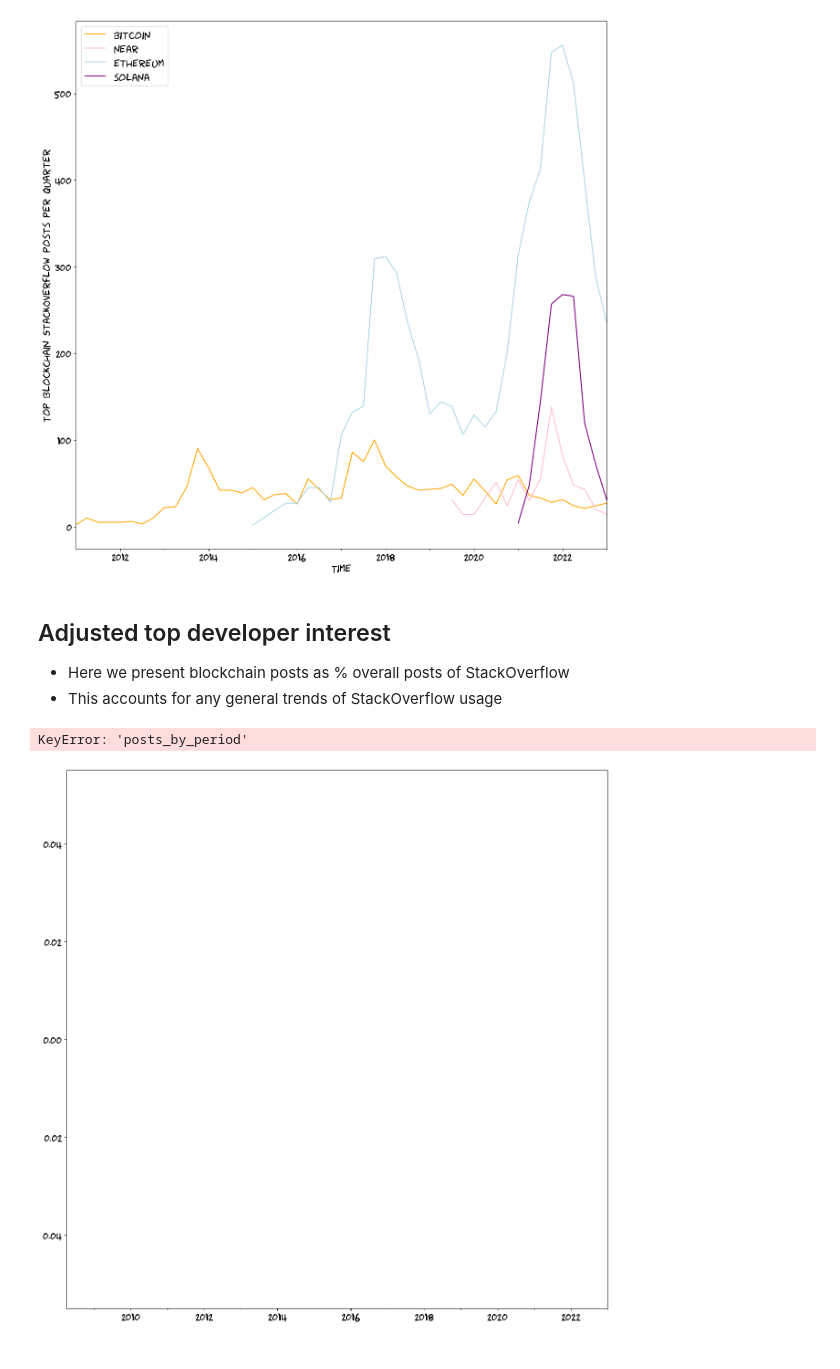
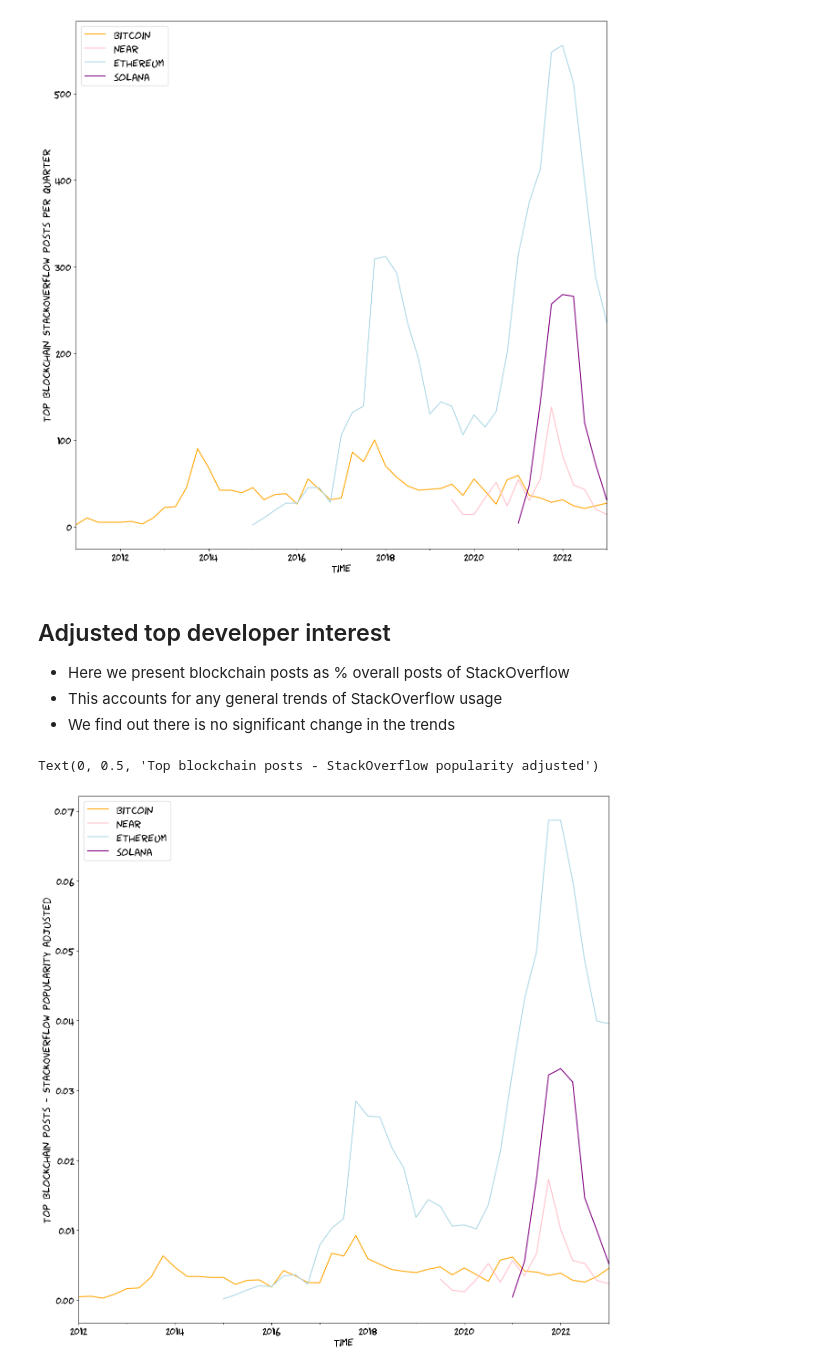
Before and after one commit to tradingstrategy-ai/blockchain-stackoverflow, a Jupyter notebook: research.ipynb, the cells around one changed output. Drawn from its saved outputs; the diff is of its cells as text; code cells hidden in the pictures.

Commit message:
Add more charts

```diff
--- a/research.ipynb
+++ b/research.ipynb
@@ -71,23 +71,24 @@ Text(0, 0.5, 'Top blockchain StackOverflow posts per quarter')
 
 - Here we present blockchain posts as % overall posts of StackOverflow
 - This accounts for any general trends of StackOverflow usage
+- We find out there is no significant change in the trends
 # %%
 # How many % of all SO.com question we are
 adjusted_quaterly_binned = quaterly_binned.div(all_posts_quarterly["posts_by_period"], axis="index") * 100
+adjusted_quaterly_binned = adjusted_quaterly_binned.loc[pd.Timestamp("2012-01-01"):]
 # %%
-adjusted_quaterly_binned = quaterly_binned / all_posts_quarterly
 
 ax = adjusted_quaterly_binned.plot.line(
     color={
         "bitcoin": "orange",
         "ethereum": "lightblue",
         "solana": "purple",
         "near": "pink",
     }
 )
 
 ax.set_xlabel("Time")
 ax.set_ylabel("Top blockchain posts - StackOverflow popularity adjusted")
 # %% [output]
-KeyError: 'posts_by_period'
+Text(0, 0.5, 'Top blockchain posts - StackOverflow popularity adjusted')
-[figure, old version]
+[figure, new version]
```
Also changed, not shown: parts of 15 cells of this notebook, 1 other file.
